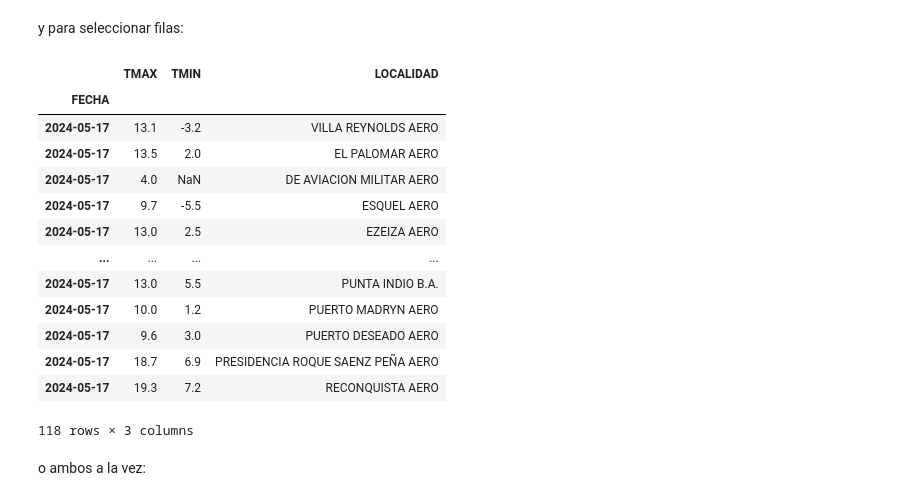
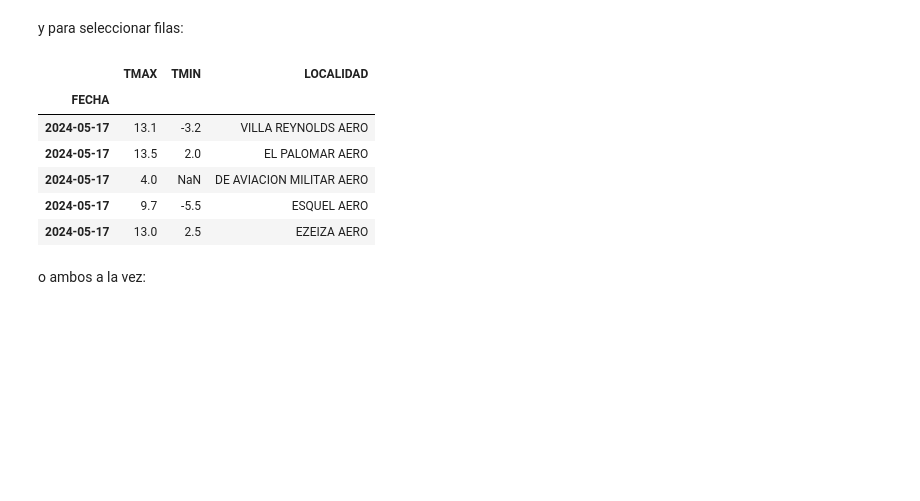
Before and after one commit to alfxer69/TemasPythonEjercicios, a Jupyter notebook: pandas/pandas_indices.ipynb, the cells around one changed output. Cells and saved outputs as stored; diff of their text form; code cells hidden in the pictures; blank space fills up the shorter version.

```diff
--- a/pandas/pandas_indices.ipynb
+++ b/pandas/pandas_indices.ipynb
@@ -407,0 +434,3 @@ df_final
+# %%
+df_final.drop('index',axis=1,inplace=True)
+df_final
@@ -408,5 +451,2 @@ df_final
 # %% [markdown]
 Borramos el registro 0
-# %%
-df_final=df_final.drop(0)
-df_final
@@ -596,0 +645,3 @@ dtype: float64
+# %%
+df_final.set_index('FECHA',inplace=True)
+df_final
@@ -672,7 +676,7 @@ DatetimeIndex(['2024-05-17', '2024-05-17', '2024-05-17', '2024-05-17',
 # %%
 # Si no es DatetimeIndex, conviértelo
-#df.index = pd.to_datetime(df.index)
+df_final.index = pd.to_datetime(df_final.index)
 
 # Ordena el índice si no está ordenado
-#df = df.sort_index()
+df_final= df_final.sort_index()
 # %%
@@ -744,22 +742,16 @@ df.loc[:,('TMAX','TMIN')]
 # %% [markdown]
 y para seleccionar filas:
 # %%
-df.loc['2024-05-17',:]
+df_final.loc['2024-05-17',:]
+df_final.head(5)
 # %% [output]
 |  | TMAX | TMIN | LOCALIDAD |
 | FECHA |  |  |  |
 | 2024-05-17 | 13.1 | -3.2 | VILLA REYNOLDS AERO |
 | 2024-05-17 | 13.5 | 2.0 | EL PALOMAR AERO |
 | 2024-05-17 | 4.0 | NaN | DE AVIACION MILITAR AERO |
 | 2024-05-17 | 9.7 | -5.5 | ESQUEL AERO |
 | 2024-05-17 | 13.0 | 2.5 | EZEIZA AERO |
-| ... | ... | ... | ... |
-| 2024-05-17 | 13.0 | 5.5 | PUNTA INDIO B.A. |
-| 2024-05-17 | 10.0 | 1.2 | PUERTO MADRYN AERO |
-| 2024-05-17 | 9.6 | 3.0 | PUERTO DESEADO AERO |
-| 2024-05-17 | 18.7 | 6.9 | PRESIDENCIA ROQUE SAENZ PEÑA AERO |
-| 2024-05-17 | 19.3 | 7.2 | RECONQUISTA AERO |
-118 rows × 3 columns
 # %% [markdown]
 o ambos a la vez:
 # %%
```
Also changed, not shown: parts of 51 cells of this notebook.
